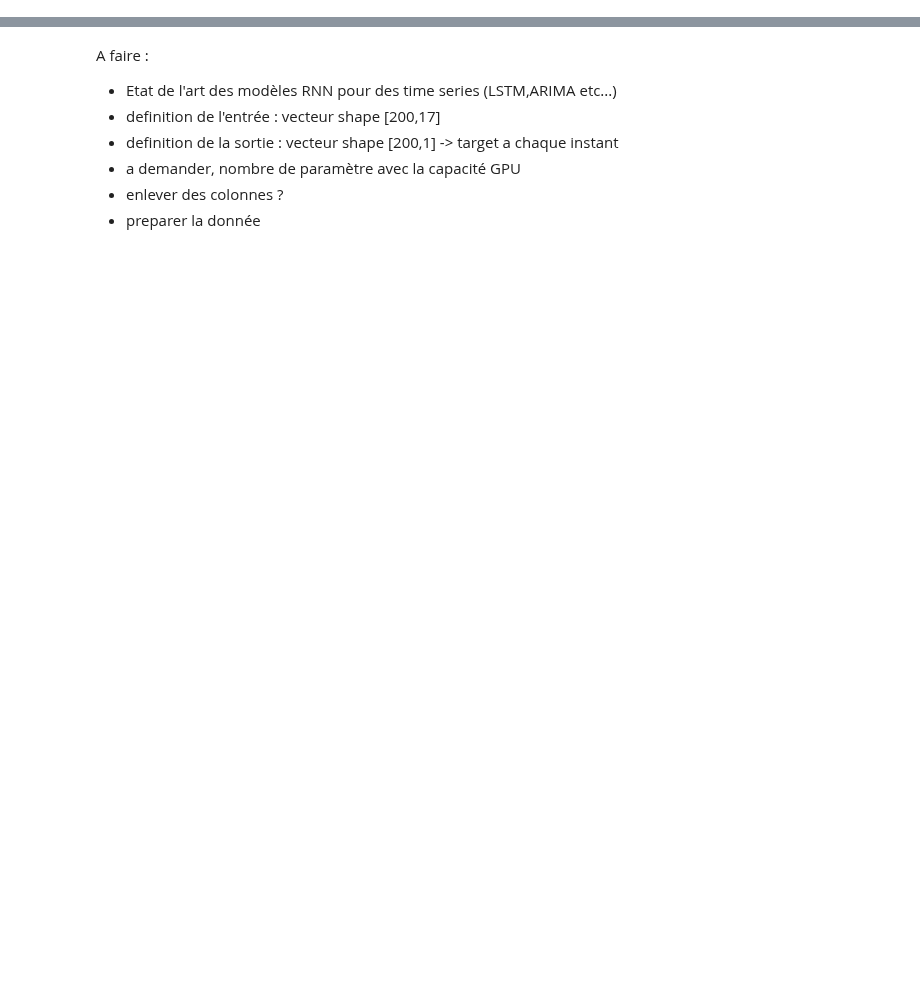
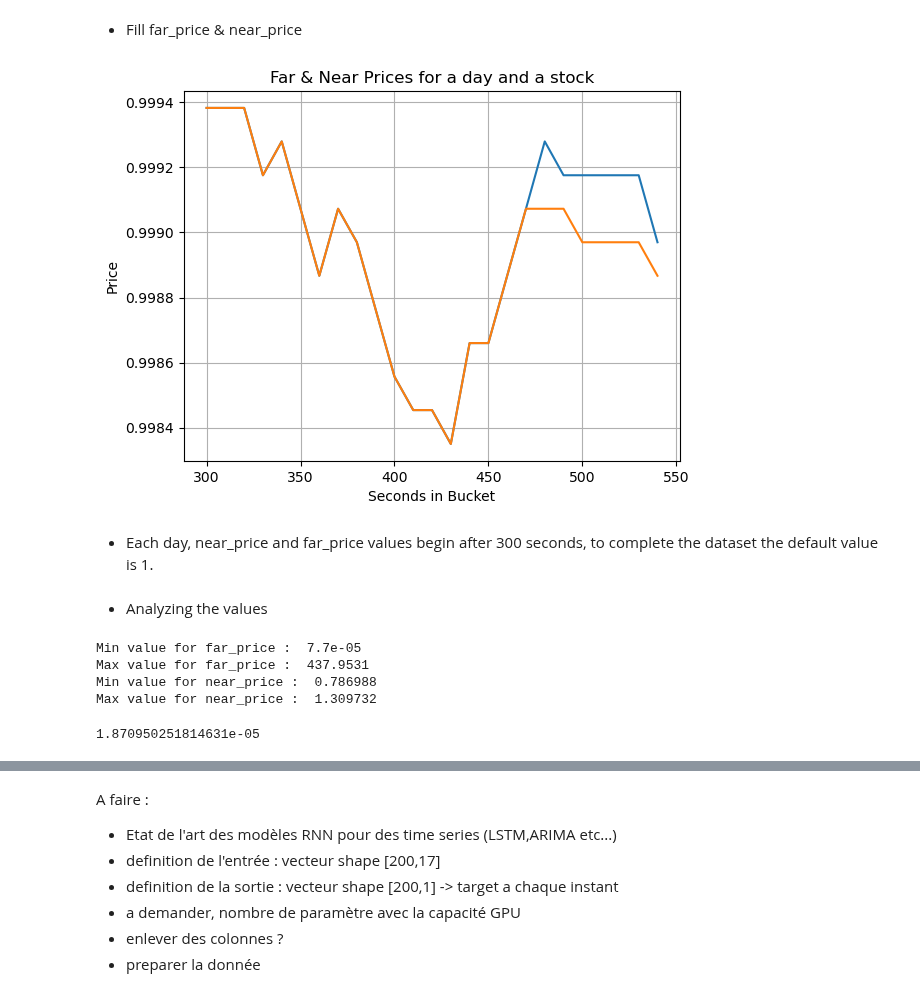
Before and after one commit to LucasTexier/Optiver_challenge, a Jupyter notebook: Optiver_challenge.ipynb, the cells around one changed output, grey strips where cells are left out. Saved outputs shown, nothing was run; the diff lists cells and outputs as text; code cells hidden in the pictures; blank space fills up the shorter version.

Commit message:
feat: clean existing data

```diff
--- a/Optiver_challenge.ipynb
+++ b/Optiver_challenge.ipynb
@@ -5,10 +9,4 @@ import numpy as np
 # %%
-# indicate your path to the data
-path = "/Users/bagafoufabrice/Downloads/train.csv"
+# indicate your path to the data (not in the repo because of size)
+path = "C:\\Users\\33695\\Desktop\\train.csv"
+df = pd.read_csv(path, sep = ',')
-# %%
-# Load the data from the text file into a DataFrame
-df = pd.read_csv(path, sep = ',')
-
-# Print the DataFrame
-df = df.drop(['row_id'],axis = 1)
-print(df.info())
@@ -57,0 +22,3 @@ dtype: int64
+# %%
+# drop the row_id column (unnecessary)
+df = df.drop(columns = ['row_id'])
@@ -122,0 +60,18 @@ groupes[0].head()
+# %% [markdown]
+* Fill far_price & near_price
+# %%
+# plot near_price and far_price for a random day
+df_stock_0 = df[(df['stock_id'] == 0) & (df['date_id'] == 15)]
+
+plt.plot(df_stock_0['seconds_in_bucket'], df_stock_0['far_price'], label=f'Far Price on a day')
+plt.plot(df_stock_0['seconds_in_bucket'], df_stock_0['near_price'], label=f'Near Price on a day')
+
+plt.xlabel('Seconds in Bucket')
+plt.ylabel('Price')
+plt.title('Far & Near Prices for a day and a stock')
+plt.grid(True)
+plt.show()
+# %% [output]
+[figure, added]
+# %% [markdown]
+* Each day, near_price and far_price values begin after 300 seconds, to complete the dataset the default value is 1.
@@ -122,0 +82,18 @@ groupes[0].head()
+# %% [markdown]
+* Analyzing the values
+# %%
+# print min and max values for far_price and near_price
+print('Min value for far_price : ',df['far_price'].min())
+print('Max value for far_price : ',df['far_price'].max())
+print('Min value for near_price : ',df['near_price'].min())
+print('Max value for near_price : ',df['near_price'].max())
+# %% [output]
+Min value for far_price :  7.7e-05
+Max value for far_price :  437.9531
+Min value for near_price :  0.786988
+Max value for near_price :  1.309732
+# %%
+# find the day where the far_price is the highest
+df[df['far_price'] > 2].size / df.size
+# %% [output]
+1.870950251814631e-05
```
Also changed, not shown: parts of 65 cells of this notebook, 2 other files.
